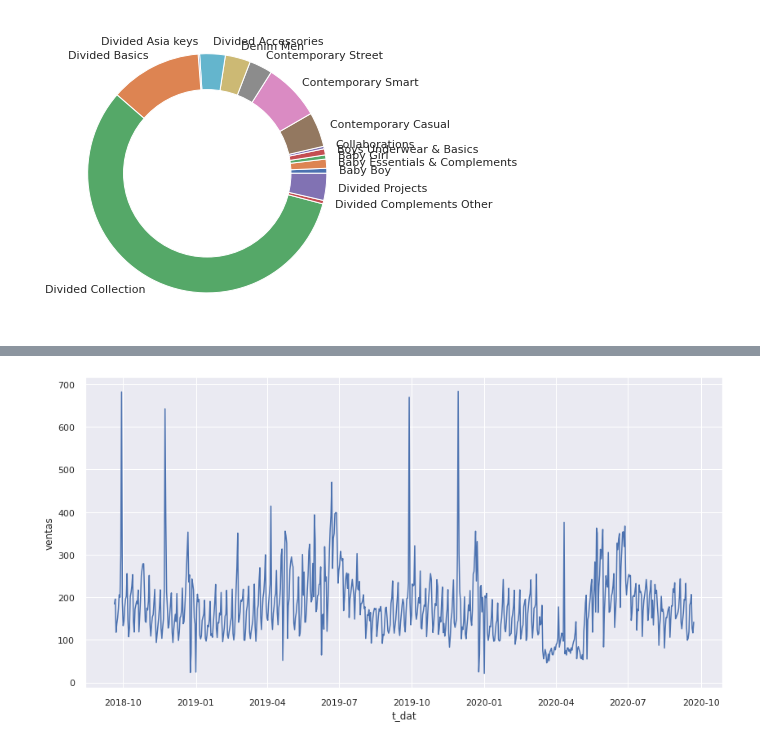
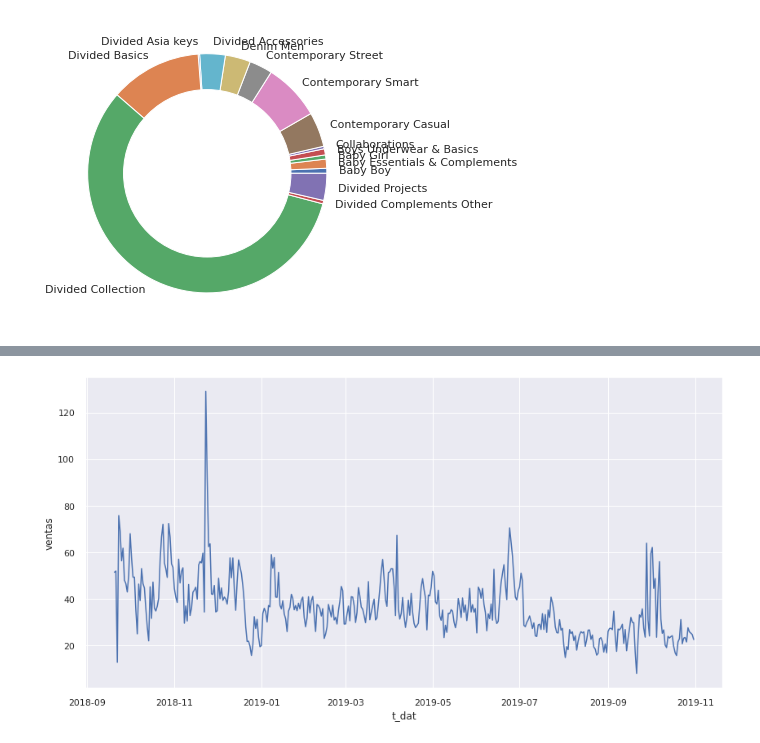
Before and after one commit to AndresPerelmuter/Customers-Segmentation---Clustering, a Jupyter notebook: Cluster_H&M.ipynb, the cells around one changed output, grey strips where cells are left out. Saved outputs shown, nothing was run; the diff lists cells and outputs as text; code cells hidden in the pictures.

```diff
--- a/Cluster_H&M.ipynb
+++ b/Cluster_H&M.ipynb
@@ -1262,14 +1300,14 @@ sns.pairplot(dfcluster4,diag_kind="kde")
 # %%
-aux5cluster4 = aux5[aux5['Cluster']==4]
+aux5cluster4 = aux1[aux1['Cluster']==4]
 fig, ax = plt.subplots(figsize=(14,7))
 
 # multiple line plots
 sns.lineplot(data=aux5cluster4, x='t_dat', y='ventas')
 
 # show graph
 plt.show()
 # %% [output]
-[figure, old version]
+[figure, new version]
 # %%
 cluster_profile = df.groupby('K_means_segments').mean()
 # %%
```
Also changed, not shown: parts of 18 cells of this notebook.
